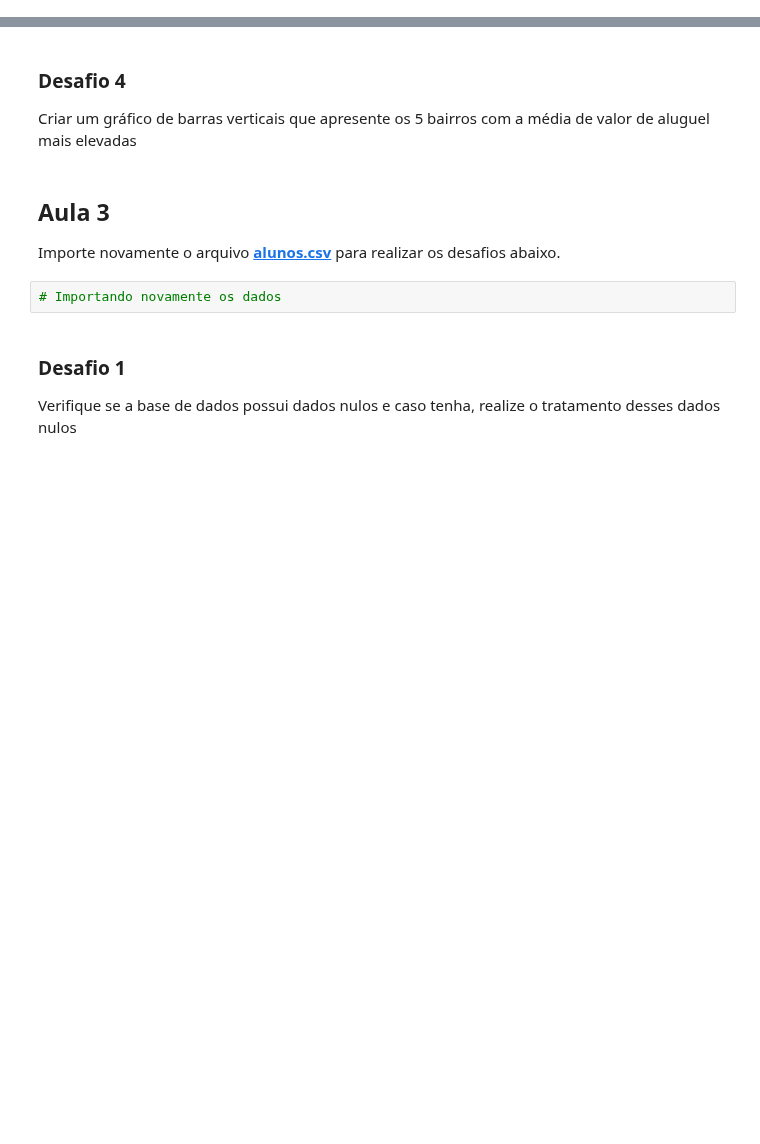
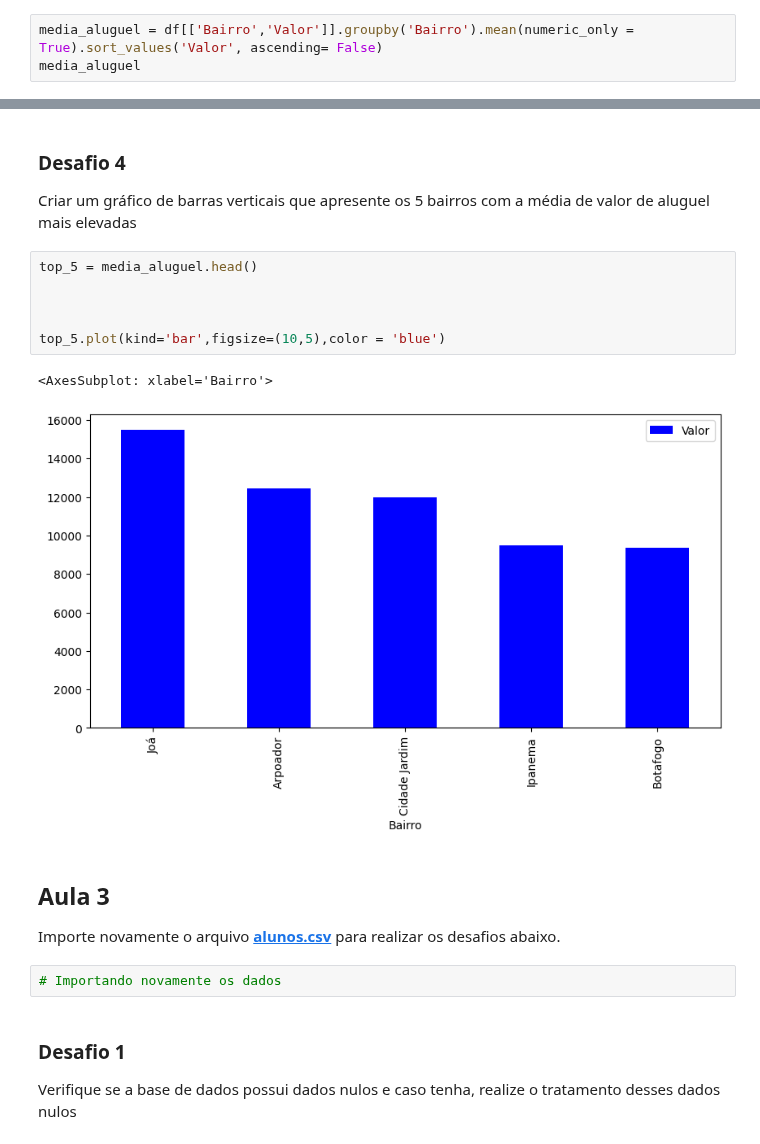
Before and after one commit to franciscojdsjr/Estudos-Python, a Jupyter notebook: Alura/Python_DataScience/Pandas Conhecendo a Biblioteca/desafios.ipynb, the cells around one changed output, grey strips where cells are left out. Drawn from its saved outputs; the diff is of its cells as text; blank space fills up the shorter version.

```diff
--- a/Alura/Python_DataScience/Pandas Conhecendo a Biblioteca/desafios.ipynb
+++ b/Alura/Python_DataScience/Pandas Conhecendo a Biblioteca/desafios.ipynb
@@ -156,3 +171,6 @@ Conferir quantos bairros únicos existem na nossa base de dados
 # %% [markdown]
 ### Desafio 3
 Analisar quais bairros possuem a média de valor de aluguel mais elevadas
+# %%
+media_aluguel = df[['Bairro','Valor']].groupby('Bairro').mean(numeric_only = True).sort_values('Valor', ascending= False)
+media_aluguel
@@ -159,6 +192,15 @@ Analisar quais bairros possuem a média de valor de aluguel mais elevadas
 # %% [markdown]
 ### Desafio 4
 Criar um gráfico de barras verticais que apresente os 5 bairros com a média de valor de aluguel mais elevadas
+# %%
+top_5 = media_aluguel.head()
+
+
+
+top_5.plot(kind='bar',figsize=(10,5),color = 'blue')
+# %% [output]
+<AxesSubplot: xlabel='Bairro'>
+[figure, added]
 # %% [markdown]
 ## Aula 3
 
```
Also changed, not shown: parts of 4 cells of this notebook, 1 other file.
